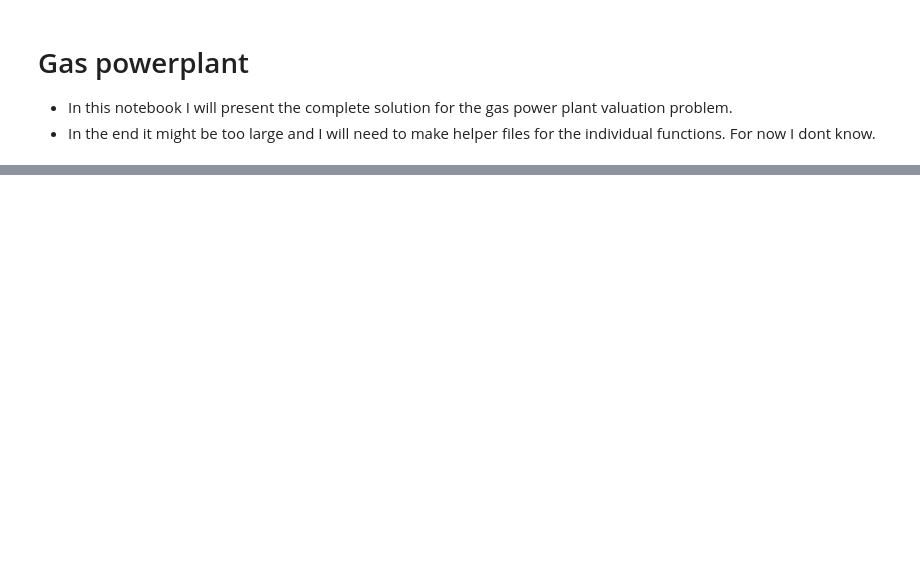
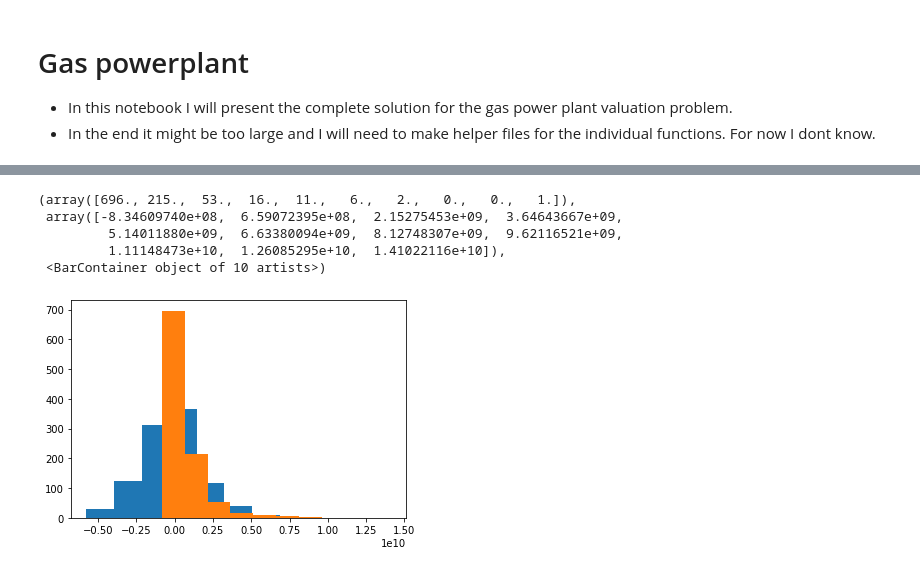
Before and after one commit to Filip-Rolenec/MT, a Jupyter notebook: MTpython/Code investigations/Gas example/Gas powerplant - final example .ipynb, the cells around one changed output, grey strips where cells are left out. Drawn from its saved outputs; the diff is of its cells as text; code cells hidden in the pictures; blank space fills up the shorter version.

```diff
--- a/MTpython/Code investigations/Gas example/Gas powerplant - final example .ipynb
+++ b/MTpython/Code investigations/Gas example/Gas powerplant - final example .ipynb
@@ -22,0 +21,9 @@ plot_lognorm_price(0.015, 13, 10000)
+# %%
+initial_state = State(24,9,39,1,PowerplantState.NOT_BUILT,RunningState.NOT_RUNNING,0)
+epoch = 0
+# %%
+strategy_0 = s.Strategy(s.heuristic_strategy_0)
+strategy_1 = s.Strategy(s.heuristic_strategy_1)
+strategies = [strategy_0, strategy_1]
+# %%
+run_simulation(strategy_1, initial_state)
@@ -22,0 +32,8 @@ plot_lognorm_price(0.015, 13, 10000)
+# %%
+results_final = {}
+for i in range(2):
+    results = []
+    for j in range(1000):
+        print(j)
+        results.append(run_simulation(strategies[i], initial_state))
+    results_final[i]= results
@@ -22,0 +78,10 @@ plot_lognorm_price(0.015, 13, 10000)
+# %%
+plt.hist(results_final[0])
+plt.hist(results_final[1])
+# %% [output]
+(array([696., 215.,  53.,  16.,  11.,   6.,   2.,   0.,   0.,   1.]),
+ array([-8.34609740e+08,  6.59072395e+08,  2.15275453e+09,  3.64643667e+09,
+         5.14011880e+09,  6.63380094e+09,  8.12748307e+09,  9.62116521e+09,
+         1.11148473e+10,  1.26085295e+10,  1.41022116e+10]),
+ <BarContainer object of 10 artists>)
+[figure, added]
```
Also changed, not shown: parts of 11 cells of this notebook, 9 other files.
